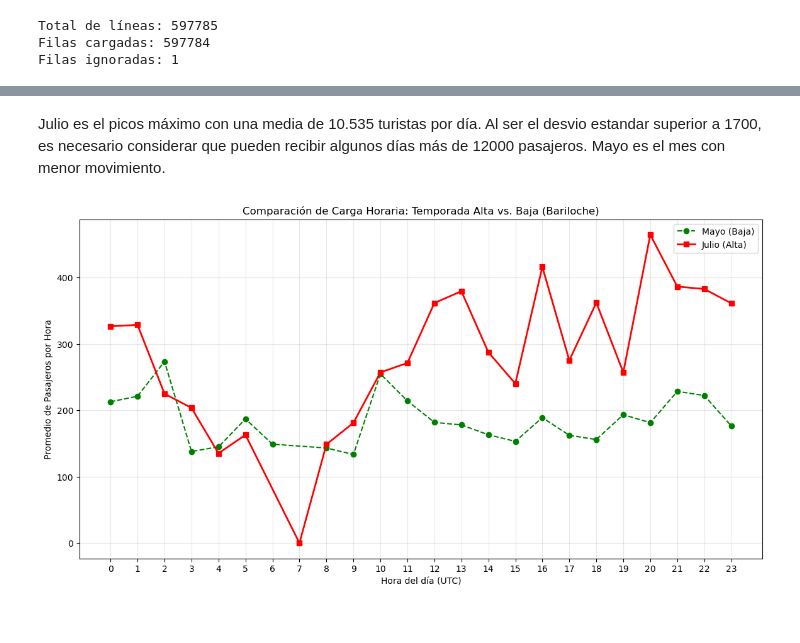
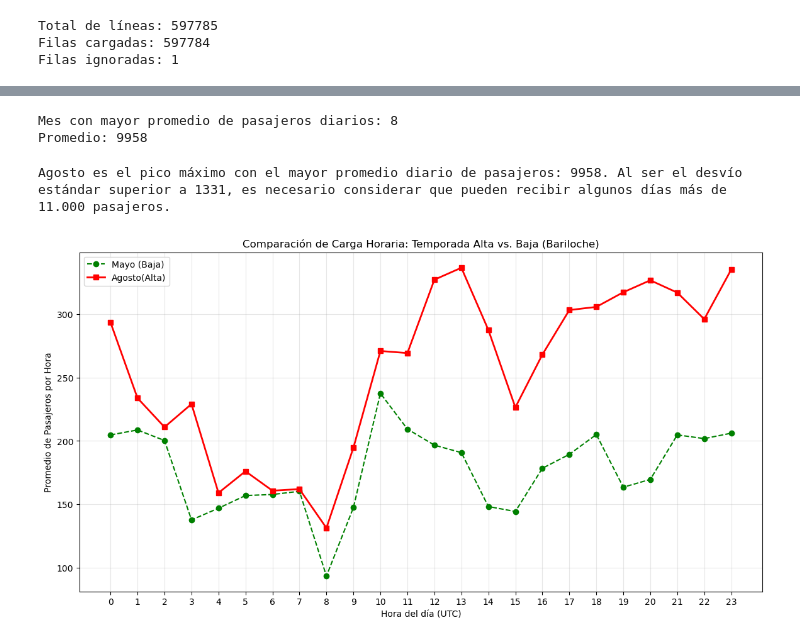
Before and after one commit to mletelle/MateIV_Transporte_Publico, a Jupyter notebook: Datasets ANALIZADOS/Aterrizajes despegues.ipynb, the cells around one changed output, grey strips where cells are left out. Drawn from its saved outputs; the diff is of its cells as text; code cells hidden in the pictures.

Commit message:
Analizo agosto como el mes de mayor tráfico

```diff
--- a/Datasets ANALIZADOS/Aterrizajes despegues.ipynb
+++ b/Datasets ANALIZADOS/Aterrizajes despegues.ipynb
@@ -22,6 +22,8 @@ ARCHIVOS_REQUERIDOS = [
     'conectividad_aerea_cabotaje.csv',
     'conectividad_aerea_internacional.csv',
     '202512-informe-ministerio-actualizado-dic-final.csv',
+    '202412-informe-ministerio-actualizado-dic-final.csv',
+    '202312-informe-ministerio-actualizado-dic.csv',
     '202604-informe-ministerio.csv',
     'failbondi-2026-05-20-dump.json',
 ]
@@ -126,15 +130,13 @@ def leer_anac(nombre_archivo):
     return df
 
 # Cargar los dos archivos ANAC disponibles
+anac_2023 = leer_anac ('202312-informe-ministerio-actualizado-dic.csv')
+anac_2024 = leer_anac('202412-informe-ministerio-actualizado-dic-final.csv')
 anac_2025 = leer_anac('202512-informe-ministerio-actualizado-dic-final.csv')
 anac_2026 = leer_anac('202604-informe-ministerio.csv')
 
 # Unificar ambos períodos en un único DataFrame
-anac = pd.concat([anac_2025, anac_2026], ignore_index=True)
+anac = pd.concat([anac_2023, anac_2024, anac_2025, anac_2026], ignore_index=True)
 
 # Filtrar únicamente los vuelos del aeropuerto de Bariloche (código IATA: BAR)
 bariloche = anac[anac['Aeropuerto'] == 'BAR'].copy()
-
-print('Filas ANAC 2025:', len(anac_2025))
-print('Filas ANAC 2026:', len(anac_2026))
-print('Filas ANAC totales:', len(anac))
@@ -382,41 +399,55 @@ plt.show()
-# %% [markdown]
-Julio es el picos máximo con una media de 10.535 turistas por día. Al ser el desvio estandar superior a 1700, es necesario considerar que pueden recibir algunos días más de 12000 pasajeros.
-Mayo es el mes con menor movimiento.
+# %%
+mes_max = informe_municipal_diario.loc[
+    informe_municipal_diario['Media_Pasajeros_Diarios'].idxmax()
+]
+# %% [output]
+Mes con mayor promedio de pasajeros diarios: 8
+Promedio: 9958
+# %%
+print(
+    f"Agosto es el pico máximo con el mayor promedio diario de pasajeros: "
+    f"{mes_max['Media_Pasajeros_Diarios']:.0f}. "
+    f"Al ser el desvío estándar superior a 1331, "
+    f"es necesario considerar que pueden recibir algunos días más de "
+    f" 11.000 pasajeros."
+)
+# %% [output]
+Agosto es el pico máximo con el mayor promedio diario de pasajeros: 9958. Al ser el desvío estándar superior a 1331, es necesario considerar que pueden recibir algunos días más de  11.000 pasajeros.
 # %%
-# ── Análisis de carga horaria: temporada alta (julio) vs. baja (mayo) ────────
+# ── Análisis de carga horaria: temporada alta (agosto) vs. baja (mayo) ────────
 
 # PASO 1: Extraer la hora a partir de la columna 'Hora UTC' (formato HH:MM)
 anac['hora'] = pd.to_datetime(anac['Hora UTC'], format='%H:%M').dt.hour
 
 # PASO 2: Filtro base para aterrizajes en Bariloche
 filtro_base = (anac['Tipo de Movimiento'] == 'Aterrizaje') & (anac['Aeropuerto'] == 'BAR')
 df_mayo  = anac.loc[filtro_base & (anac['mes'] == 5)]
-df_julio = anac.loc[filtro_base & (anac['mes'] == 7)]
+df_julio = anac.loc[filtro_base & (anac['mes'] == 8)]
 
 def obtener_promedio_horario(df):
     """
     Calcula el promedio de pasajeros por franja horaria.
     Primero acumula pasajeros por (fecha, hora) y luego promedia entre días,
     para evitar que días con más vuelos distorsionen el resultado.
     """
     pax_dia_hora = df.groupby(['Fecha UTC', 'hora'])['Pasajeros'].sum().reset_index()
     return pax_dia_hora.groupby('hora')['Pasajeros'].mean().reset_index()
 
 promedio_mayo  = obtener_promedio_horario(df_mayo)
 promedio_julio = obtener_promedio_horario(df_julio)
 
 # PASO 3: Gráfico comparativo para el informe municipal
 plt.figure(figsize=(14, 7))
 plt.plot(promedio_mayo['hora'],  promedio_mayo['Pasajeros'],
          label='Mayo (Baja)',  color='green', marker='o', linestyle='--')
 plt.plot(promedio_julio['hora'], promedio_julio['Pasajeros'],
-         label='Julio (Alta)', color='red',   marker='s', linewidth=2)
+         label='Agosto(Alta)', color='red',   marker='s', linewidth=2)
 plt.xticks(range(24))
 plt.xlabel('Hora del día (UTC)')
 plt.ylabel('Promedio de Pasajeros por Hora')
 plt.title('Comparación de Carga Horaria: Temporada Alta vs. Baja (Bariloche)')
 plt.legend()
 plt.grid(True, alpha=0.3)
 plt.show()
 # %% [output]
-[figure, old version]
+[figure, new version]
```
Also changed, not shown: parts of 25 cells of this notebook.
